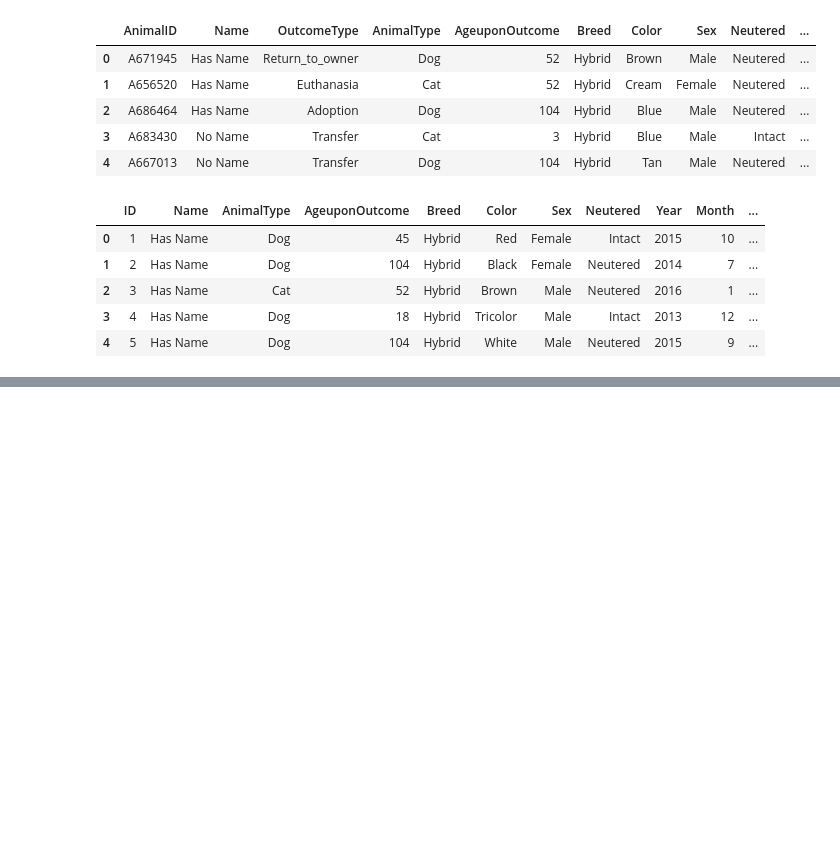
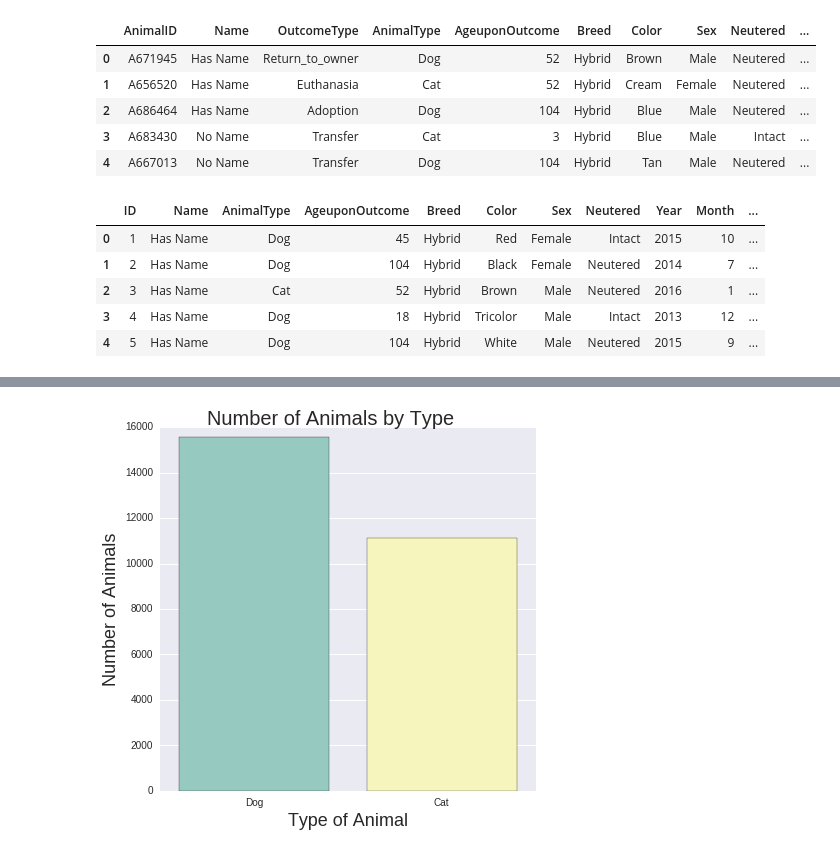
Before and after one commit to Infinite88/animal-shelter, a Jupyter notebook: Visualization.ipynb, the cells around one changed output, grey strips where cells are left out. Cells and saved outputs as stored; diff of their text form; code cells hidden in the pictures; blank space fills up the shorter version.

```diff
--- a/Visualization.ipynb
+++ b/Visualization.ipynb
@@ -238,0 +270,9 @@ sns.countplot(data=animals, x='AnimalType',hue='Breed')
+# %%
+g = sns.factorplot(data=animals, x='AnimalType', kind='count', palette='Set3', size=6)
+plt.subplots_adjust(top=.94)
+plt.xlabel('Type of Animal', fontsize=18)
+plt.ylabel('Number of Animals', fontsize=18)
+g.fig.suptitle('Number of Animals by Type', fontsize=20)
+g.savefig('images/animal_type.png')
+# %% [output]
+[figure, added]
```
Also changed, not shown: parts of 25 cells of this notebook, 5 other files.
